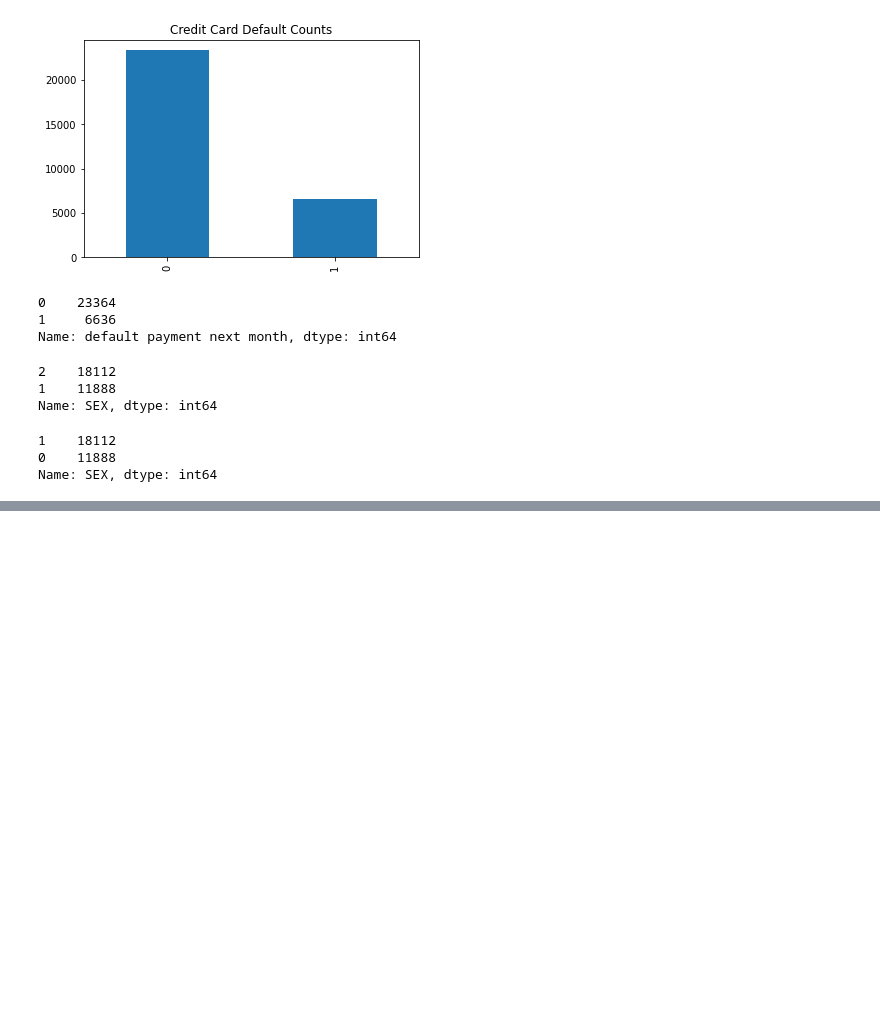
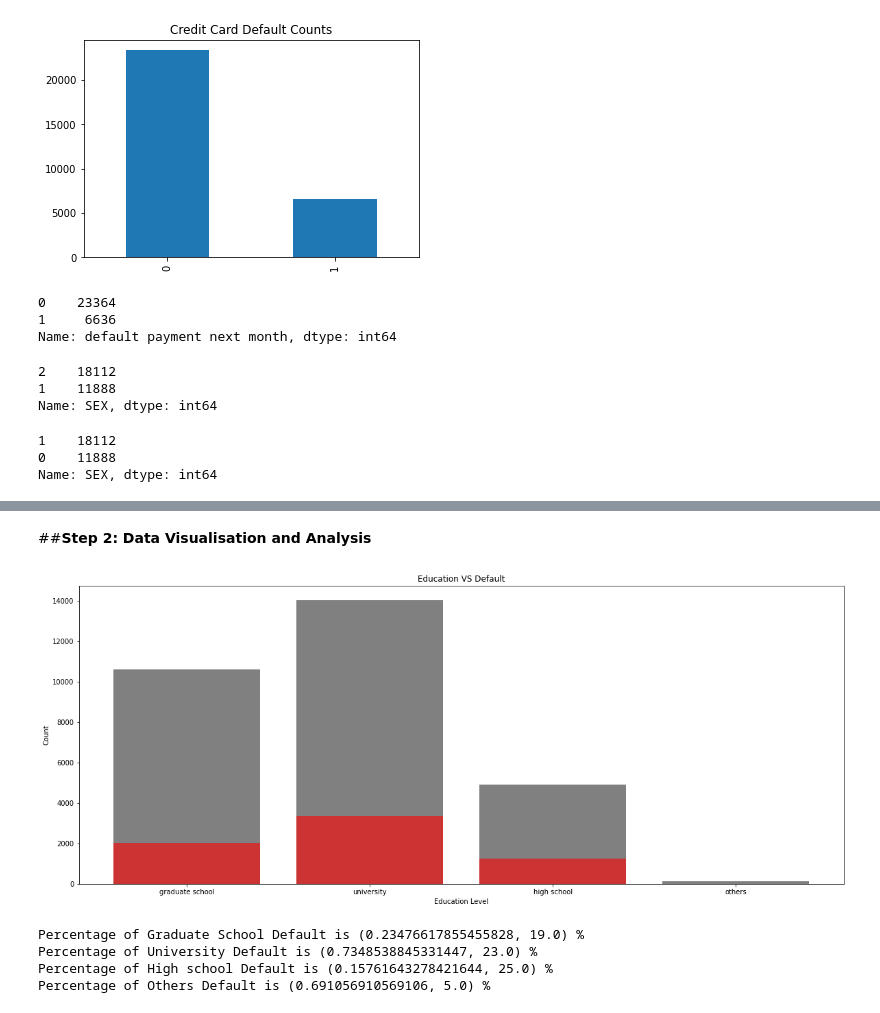
Before and after one commit to AnkitPatel745/Credit-Card-Default-Prediction-Capstone-Project, a Jupyter notebook: Credit_Card_Default_Prediction_Capstone_Project.ipynb, the cells around one changed output, grey strips where cells are left out. Saved outputs shown, nothing was run; the diff lists cells and outputs as text; code cells hidden in the pictures; blank space fills up the shorter version.

Commit message:
Data Visualisation and Analysis

```diff
--- a/Credit_Card_Default_Prediction_Capstone_Project.ipynb
+++ b/Credit_Card_Default_Prediction_Capstone_Project.ipynb
@@ -336,0 +339,46 @@ Name: EDUCATION, dtype: int64
+# %% [markdown]
+##**Step 2: Data Visualisation and Analysis**
+# %%
+# defining the function which help in calcultion of percentage
+def calculate_percentage (default_count, total_count, label):
+    print(("Percentage of {} is {} %").format(label, math.modf((total_count * 100) / default_count)))
+# %%
+# Arranging or filtering the values for proper visualization
+# [1 = graduate school; 2 = university; 3 = high school; 4 = others]
+# preparing the vairable for the diagram
+EDUCATION_RANGE= [1,2,3,4]
+school= df['EDUCATION'][df['EDUCATION']==1].count()
+school_default = df['EDUCATION'][(df['EDUCATION']==1)&(df['default payment next month'])].count()
+
+university= df['EDUCATION'][df['EDUCATION']==2].count()
+university_default = df['EDUCATION'][(df['EDUCATION']==2)&(df['default payment next month'])].count()
+
+high_school= df['EDUCATION'][df['EDUCATION']==3].count()
+high_school_default = df['EDUCATION'][(df['EDUCATION']==3)&(df['default payment next month'])].count()
+
+others= df['EDUCATION'][df['EDUCATION']==4].count()
+others_default = df['EDUCATION'][(df['EDUCATION']==4)&(df['default payment next month'])].count()
+
+education_total = [school,university,high_school,others]
+default_education_total=  [school_default,university_default,high_school_default,others_default]
+# %%
+# plotting bar graph between education level and the default
+plt.figure(figsize=(20,8))
+plt.bar(EDUCATION_RANGE , education_total,color='grey',alpha = 1)
+plt.bar(EDUCATION_RANGE , default_education_total,color='red', alpha = 0.6)
+plt.xticks(EDUCATION_RANGE,['graduate school','university','high school','others'])
+plt.title("Education VS Default")
+plt.xlabel("Education Level")
+plt.ylabel("Count")
+plt.show()
+
+calculate_percentage(school,school_default,"Graduate School Default")
+calculate_percentage(university,university_default,"University Default")
+calculate_percentage(high_school,high_school_default,"High school Default")
+calculate_percentage(others,others_default,"Others Default")
+# %% [output]
+[figure, added]
+Percentage of Graduate School Default is (0.23476617855455828, 19.0) %
+Percentage of University Default is (0.7348538845331447, 23.0) %
+Percentage of High school Default is (0.15761643278421644, 25.0) %
+Percentage of Others Default is (0.691056910569106, 5.0) %
```
Also changed, not shown: parts of 11 cells of this notebook.
